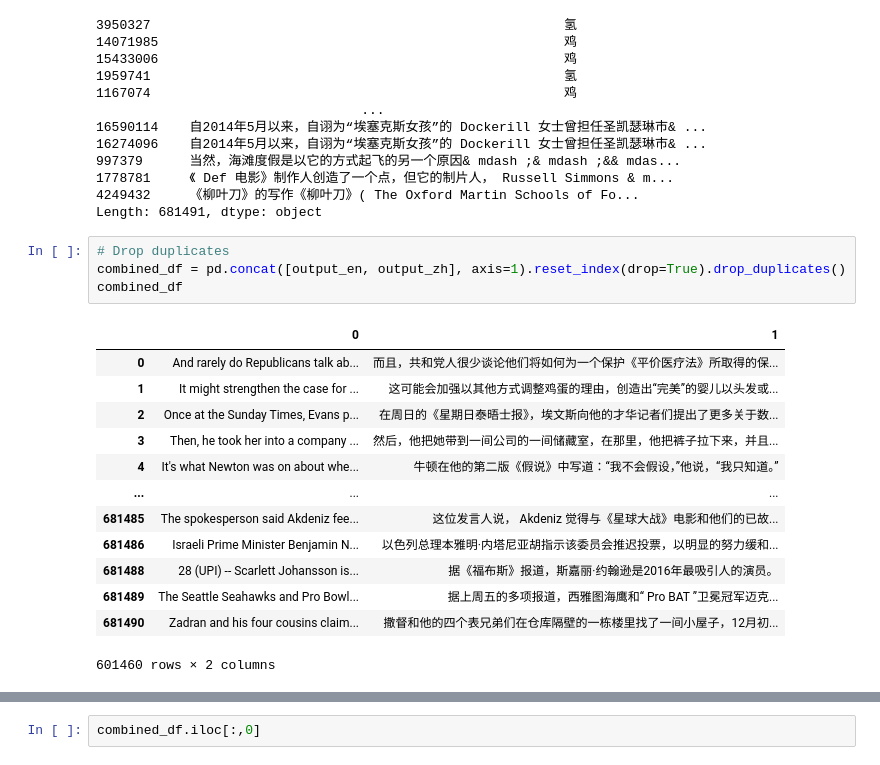
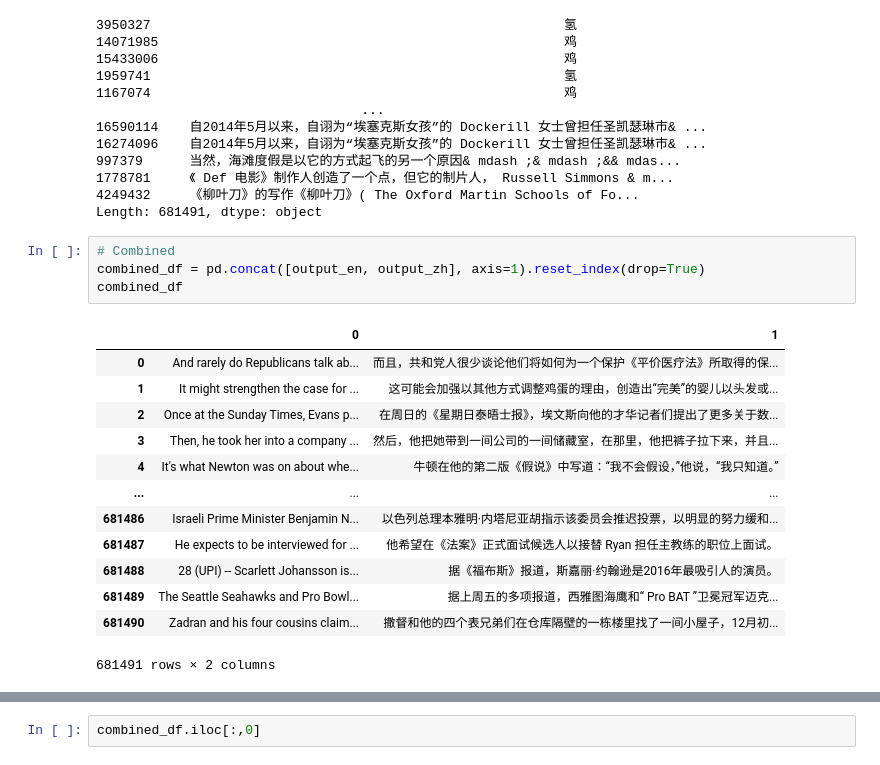
Before and after one commit to kitkhai/NLLB_fine_tuning, a Jupyter notebook: test.ipynb, the cells around one changed output, grey strips where cells are left out. Saved outputs shown, nothing was run; the diff lists cells and outputs as text.

```diff
--- a/test.ipynb
+++ b/test.ipynb
@@ -216,20 +217,20 @@ output_zh.sort_values(key = lambda x: x.str.len())
 4249432     《柳叶刀》的写作《柳叶刀》( The Oxford Martin Schools of Fo...
 Length: 681491, dtype: object
 # %%
-# Drop duplicates
-combined_df = pd.concat([output_en, output_zh], axis=1).reset_index(drop=True).drop_duplicates()
+# Combined
+combined_df = pd.concat([output_en, output_zh], axis=1).reset_index(drop=True)
 combined_df
 # %% [output]
 |  | 0 | 1 |
 | 0 | And rarely do Republicans talk ab... | 而且，共和党人很少谈论他们将如何为一个保护《平价医疗法》所取得的保... |
 | 1 | It might strengthen the case for ... | 这可能会加强以其他方式调整鸡蛋的理由，创造出“完美”的婴儿以头发或... |
 | 2 | Once at the Sunday Times, Evans p... | 在周日的《星期日泰晤士报》，埃文斯向他的才华记者们提出了更多关于数... |
 | 3 | Then, he took her into a company ... | 然后，他把她带到一间公司的一间储藏室，在那里，他把裤子拉下来，并且... |
 | 4 | It's what Newton was on about whe... | 牛顿在他的第二版《假说》中写道：“我不会假设，”他说，“我只知道。” |
 | ... | ... | ... |
-| 681485 | The spokesperson said Akdeniz fee... | 这位发言人说， Akdeniz 觉得与《星球大战》电影和他们的已故... |
 | 681486 | Israeli Prime Minister Benjamin N... | 以色列总理本雅明·内塔尼亚胡指示该委员会推迟投票，以明显的努力缓和... |
+| 681487 | He expects to be interviewed for ... | 他希望在《法案》正式面试候选人以接替 Ryan 担任主教练的职位上面试。 |
 | 681488 | 28 (UPI) -- Scarlett Johansson is... | 据《福布斯》报道，斯嘉丽·约翰逊是2016年最吸引人的演员。 |
 | 681489 | The Seattle Seahawks and Pro Bowl... | 据上周五的多项报道，西雅图海鹰和“ Pro BAT ”卫冕冠军迈克... |
 | 681490 | Zadran and his four cousins claim... | 撒督和他的四个表兄弟们在仓库隔壁的一栋楼里找了一间小屋子，12月初... |
-601460 rows × 2 columns
+681491 rows × 2 columns
```
Also changed, not shown: parts of 31 cells of this notebook, 3 other files.
